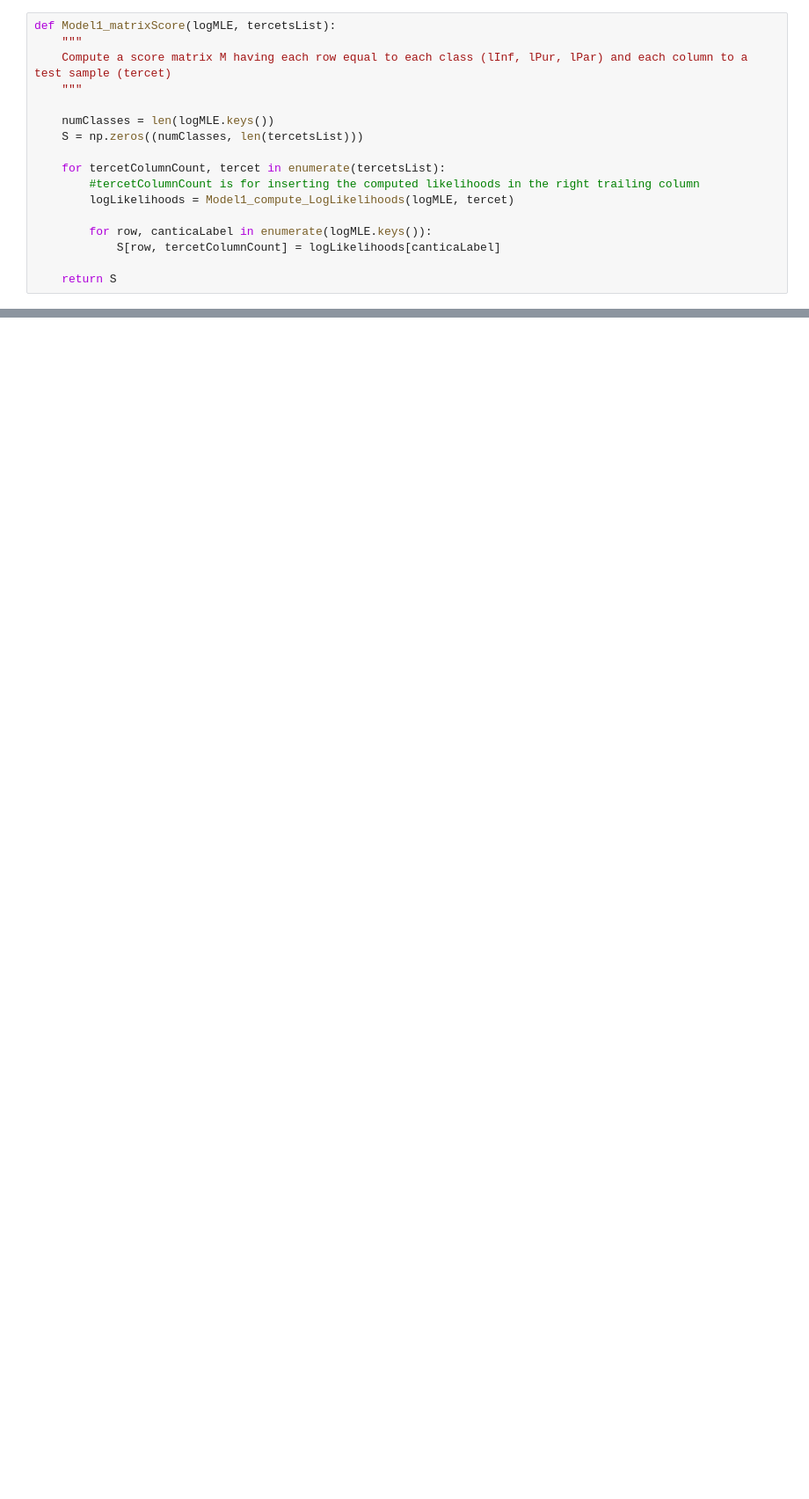
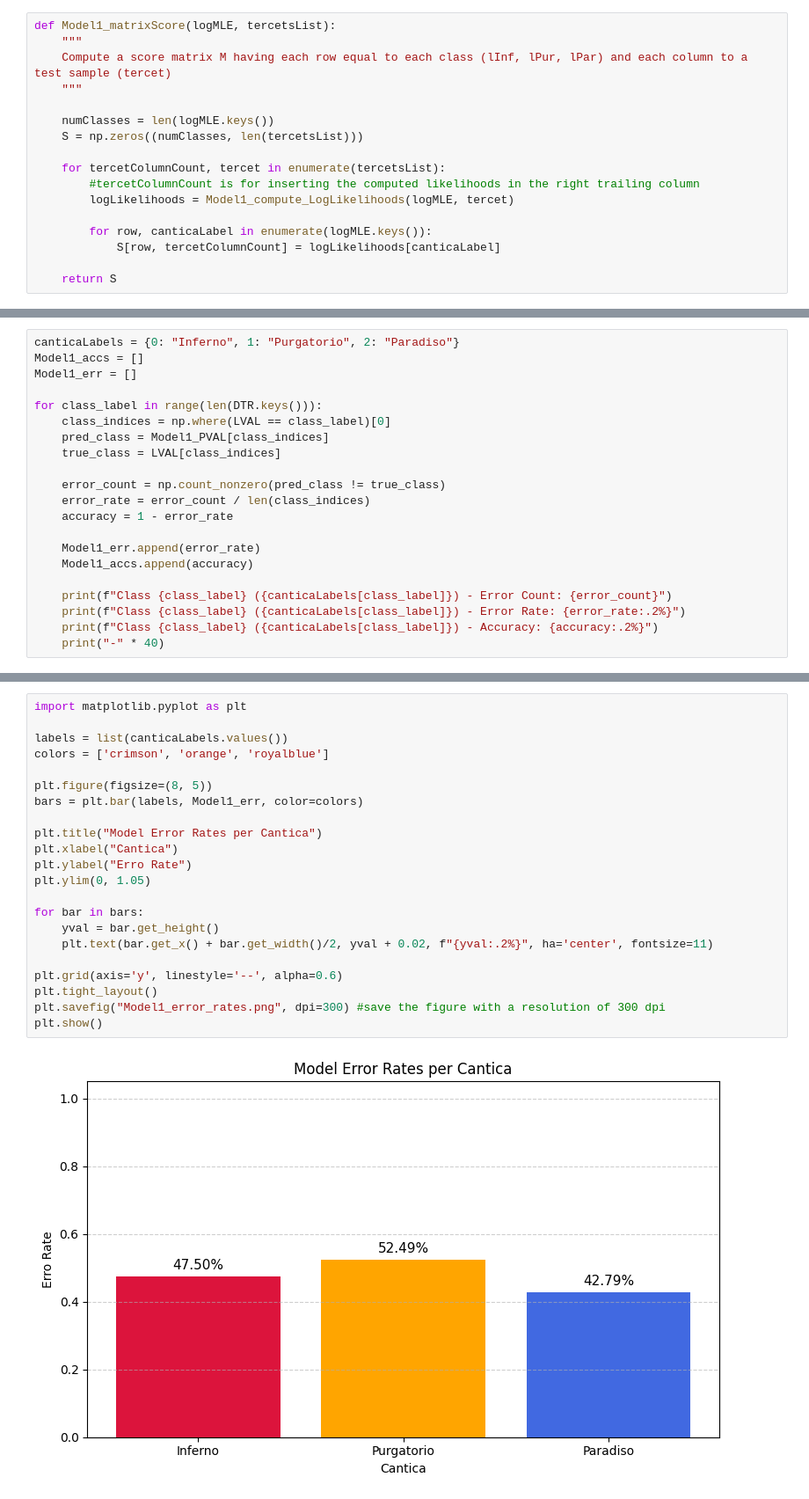
Before and after one commit to RiccardoRevalor/MachineLearningPatternRecognition, a Jupyter notebook: lab7_GenerativeMultinomial_Models/gmultinomialm.ipynb, the cells around one changed output, grey strips where cells are left out. Shown: that part at 88% size. Cells and saved outputs as stored; diff of their text form; blank space fills up the shorter version.

Commit message:
l07: trained and fitted model1 and evaluation

```diff
--- a/lab7_GenerativeMultinomial_Models/gmultinomialm.ipynb
+++ b/lab7_GenerativeMultinomial_Models/gmultinomialm.ipynb
@@ -377,0 +509,21 @@ Model1_S = Model1_matrixScore(MLE, DVAL)
+# %%
+canticaLabels = {0: "Inferno", 1: "Purgatorio", 2: "Paradiso"}
+Model1_accs = []
+Model1_err = []
+
+for class_label in range(len(DTR.keys())):
+    class_indices = np.where(LVAL == class_label)[0]
+    pred_class = Model1_PVAL[class_indices]
+    true_class = LVAL[class_indices]
+
+    error_count = np.count_nonzero(pred_class != true_class)
+    error_rate = error_count / len(class_indices)
+    accuracy = 1 - error_rate
+
+    Model1_err.append(error_rate)
+    Model1_accs.append(accuracy)
+
+    print(f"Class {class_label} ({canticaLabels[class_label]}) - Error Count: {error_count}")
+    print(f"Class {class_label} ({canticaLabels[class_label]}) - Error Rate: {error_rate:.2%}")
+    print(f"Class {class_label} ({canticaLabels[class_label]}) - Accuracy: {accuracy:.2%}")
+    print("-" * 40)
@@ -377,0 +543,24 @@ Model1_S = Model1_matrixScore(MLE, DVAL)
+# %%
+import matplotlib.pyplot as plt
+
+labels = list(canticaLabels.values())
+colors = ['crimson', 'orange', 'royalblue']
+
+plt.figure(figsize=(8, 5))
+bars = plt.bar(labels, Model1_err, color=colors)
+
+plt.title("Model Error Rates per Cantica")
+plt.xlabel("Cantica")
+plt.ylabel("Erro Rate")
+plt.ylim(0, 1.05)
+
+for bar in bars:
+    yval = bar.get_height()
+    plt.text(bar.get_x() + bar.get_width()/2, yval + 0.02, f"{yval:.2%}", ha='center', fontsize=11)
+
+plt.grid(axis='y', linestyle='--', alpha=0.6)
+plt.tight_layout()
+plt.savefig("Model1_error_rates.png", dpi=300) #save the figure with a resolution of 300 dpi
+plt.show()
+# %% [output]
+[figure, added]
```
Also changed, not shown: parts of 20 cells of this notebook, 2 other files.
